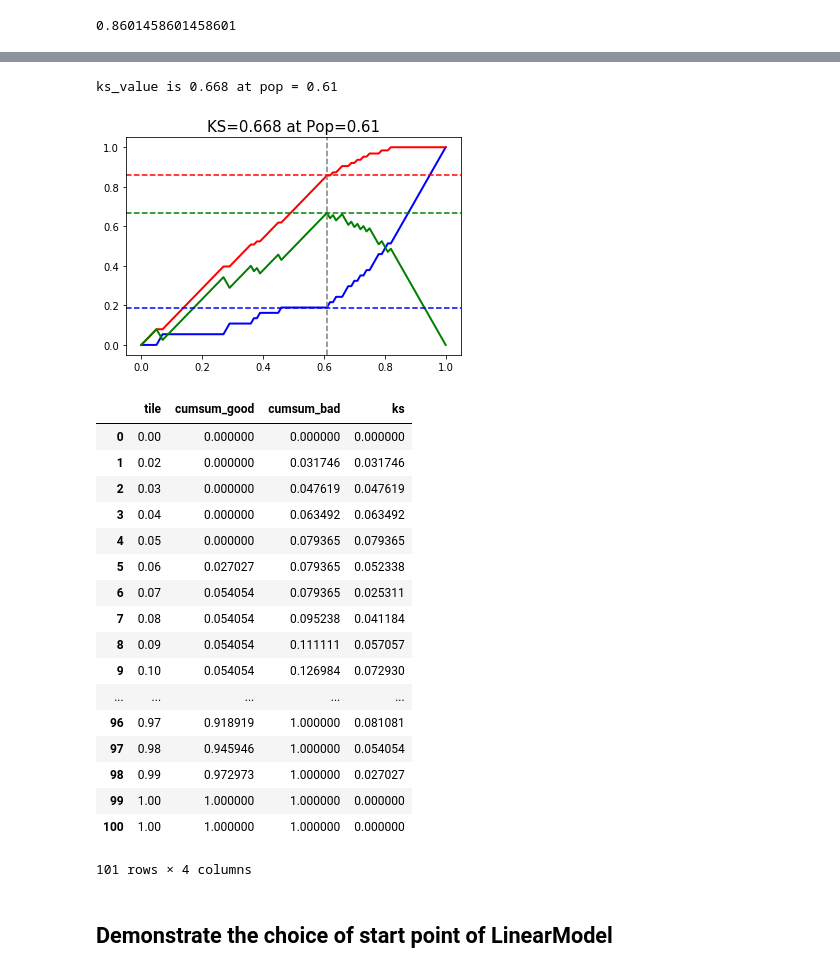
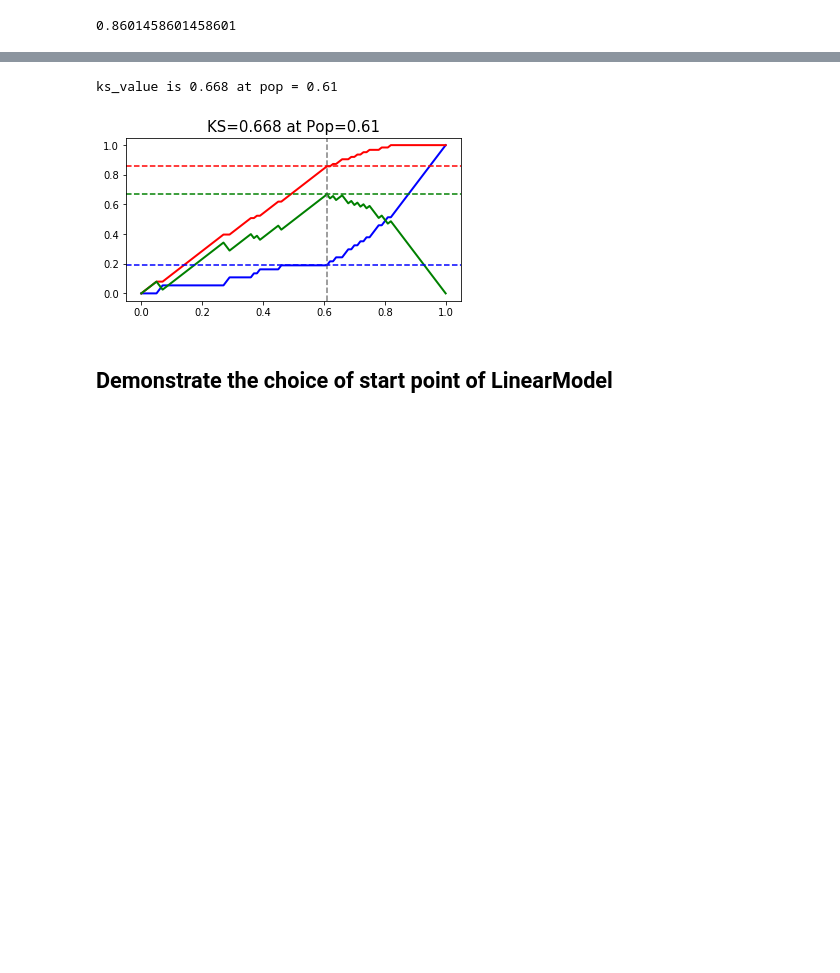
Before and after one commit to ModelerGuanxuSu/LogisticRegression-Quantile_CrossEntropy_with_SGD, a Jupyter notebook: demo.ipynb, the cells around one changed output, grey strips where cells are left out. Drawn from its saved outputs; the diff is of its cells as text; code cells hidden in the pictures; blank space fills up the shorter version.

```diff
--- a/demo.ipynb
+++ b/demo.ipynb
@@ -84,8 +88,7 @@ The main parts are:
 # %% [markdown]
 ### Get Data
 # %%
-importlib.reload(LinearModel)
-x1,x2,x3,x1_test,x2_test,x3_test,y,y_test = MonoLogitTrans.get_data()
+x1,x2,x3,x1_test,x2_test,x3_test,y,y_test = easylogistic.get_data()
 
 plt.subplot(1,3,1)
 plt.plot(x1,y,'o',alpha=0.1)
@@ -132,9 +134,9 @@ MonoLogitTrans1.save_parameter('./Docs/MonoLogitTrans1.txt')
 MonoLogitTrans2.save_parameter('./Docs/MonoLogitTrans2.txt')
 MonoLogitTrans3.save_parameter('./Docs/MonoLogitTrans3.txt')
 #load parameters
-MonoLogitTrans1_ = MonoLogitTrans.MonoLogitTrans()
-MonoLogitTrans2_ = MonoLogitTrans.MonoLogitTrans()
-MonoLogitTrans3_ = MonoLogitTrans.MonoLogitTrans()
+MonoLogitTrans1_ = easylogistic.MonoLogitTrans()
+MonoLogitTrans2_ = easylogistic.MonoLogitTrans()
+MonoLogitTrans3_ = easylogistic.MonoLogitTrans()
 MonoLogitTrans1_.load_parameter('./Docs/MonoLogitTrans1.txt')
 MonoLogitTrans2_.load_parameter('./Docs/MonoLogitTrans2.txt')
 MonoLogitTrans3_.load_parameter('./Docs/MonoLogitTrans3.txt')
@@ -207,7 +209,7 @@ Because all the transformed variables are positively correlated with P(y=1), it
 
 For the original data, LogisticRegressionCV of sklearn is applied.
 # %%
-model1 = LinearModel.PosLassoClassifierCV(beta_mean=True,start_point='OLS')
+model1 = easylogistic.PosLassoClassifierCV(beta_mean=True)
 model1.fit(X_trans,y_test)
 model2 = LogisticRegressionCV(cv=5)
 model2.fit(X_origin,y_test)
@@ -293,26 +277,8 @@ ks_value is 0.8301 at pop = 0.55
 # %%
-MonoLogitTrans.PlotKS(y_hat_origin,y_test)
+easylogistic.PlotKS(y_hat_origin,y_test)
 # %% [output]
 ks_value is 0.668 at pop = 0.61
-[figure, old version]
+[figure, new version]
-|  | tile | cumsum_good | cumsum_bad | ks |
-| 0 | 0.00 | 0.000000 | 0.000000 | 0.000000 |
-| 1 | 0.02 | 0.000000 | 0.031746 | 0.031746 |
-| 2 | 0.03 | 0.000000 | 0.047619 | 0.047619 |
-| 3 | 0.04 | 0.000000 | 0.063492 | 0.063492 |
-| 4 | 0.05 | 0.000000 | 0.079365 | 0.079365 |
-| 5 | 0.06 | 0.027027 | 0.079365 | 0.052338 |
-| 6 | 0.07 | 0.054054 | 0.079365 | 0.025311 |
-| 7 | 0.08 | 0.054054 | 0.095238 | 0.041184 |
-| 8 | 0.09 | 0.054054 | 0.111111 | 0.057057 |
-| 9 | 0.10 | 0.054054 | 0.126984 | 0.072930 |
-| ... | ... | ... | ... | ... |
-| 96 | 0.97 | 0.918919 | 1.000000 | 0.081081 |
-| 97 | 0.98 | 0.945946 | 1.000000 | 0.054054 |
-| 98 | 0.99 | 0.972973 | 1.000000 | 0.027027 |
-| 99 | 1.00 | 1.000000 | 1.000000 | 0.000000 |
-| 100 | 1.00 | 1.000000 | 1.000000 | 0.000000 |
-101 rows × 4 columns
 # %% [markdown]
 ## Demonstrate the choice of start point of LinearModel
 # %%
```
Also changed, not shown: parts of 29 cells of this notebook, 4 other files.
